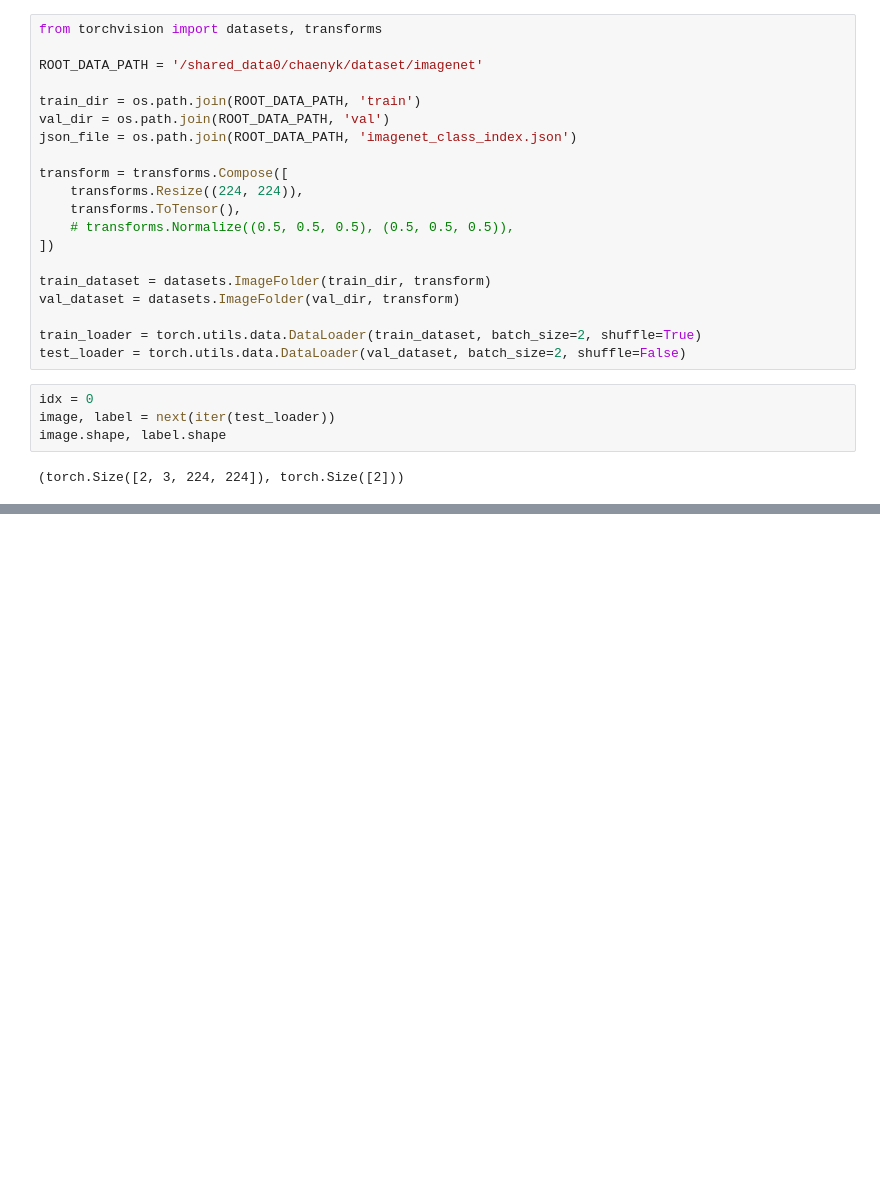
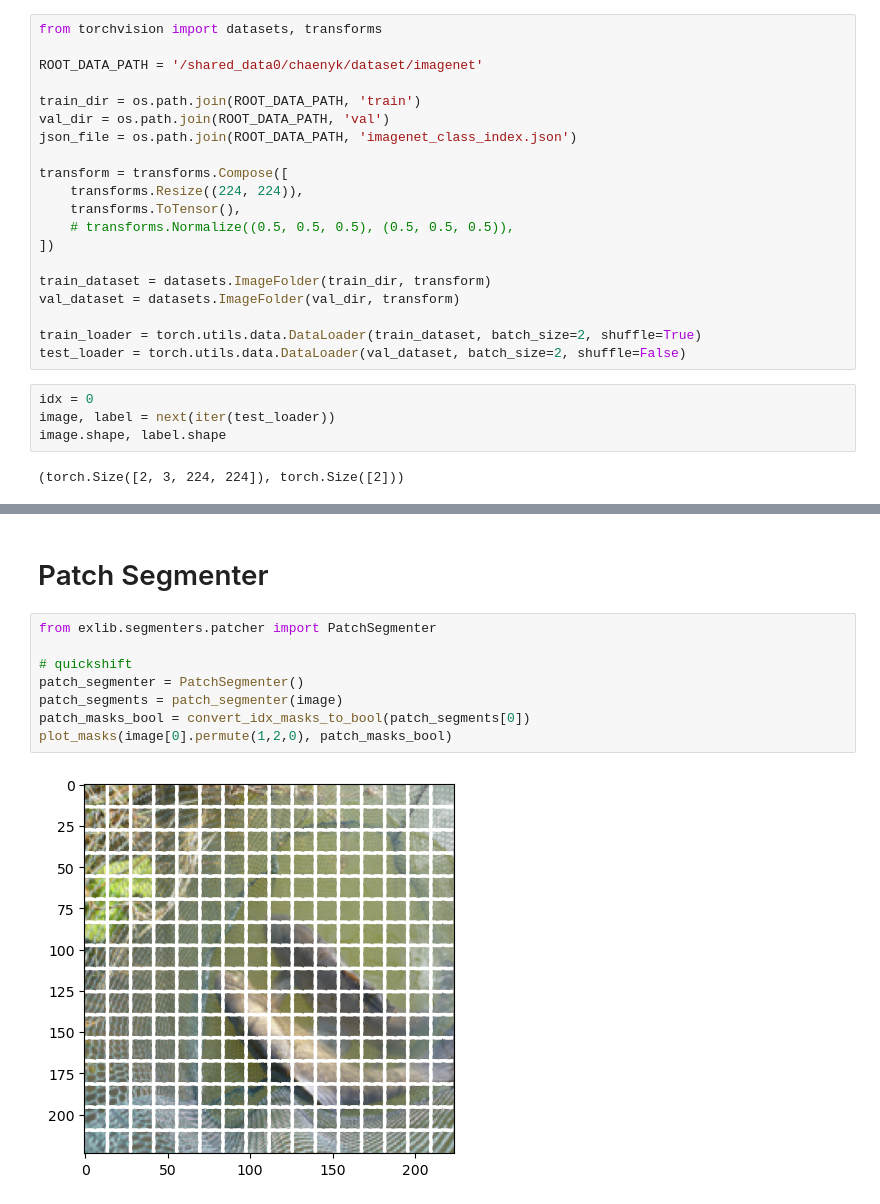
Before and after one commit to ShaileshSridhar2403/exlib, a Jupyter notebook: notebooks/superpixels.ipynb, the cells around one changed output, grey strips where cells are left out. Cells and saved outputs as stored; diff of their text form; blank space fills up the shorter version.

```diff
--- a/notebooks/superpixels.ipynb
+++ b/notebooks/superpixels.ipynb
@@ -82,0 +87,12 @@ plot_masks(image[0].permute(1,2,0), quickshift_masks_bool)
+# %% [markdown]
+# Patch Segmenter
+# %%
+from exlib.segmenters.patcher import PatchSegmenter
+
+# quickshift
+patch_segmenter = PatchSegmenter()
+patch_segments = patch_segmenter(image)
+patch_masks_bool = convert_idx_masks_to_bool(patch_segments[0])
+plot_masks(image[0].permute(1,2,0), patch_masks_bool)
+# %% [output]
+[figure, added]
```
Also changed, not shown: parts of 6 cells of this notebook, 2 other files.
